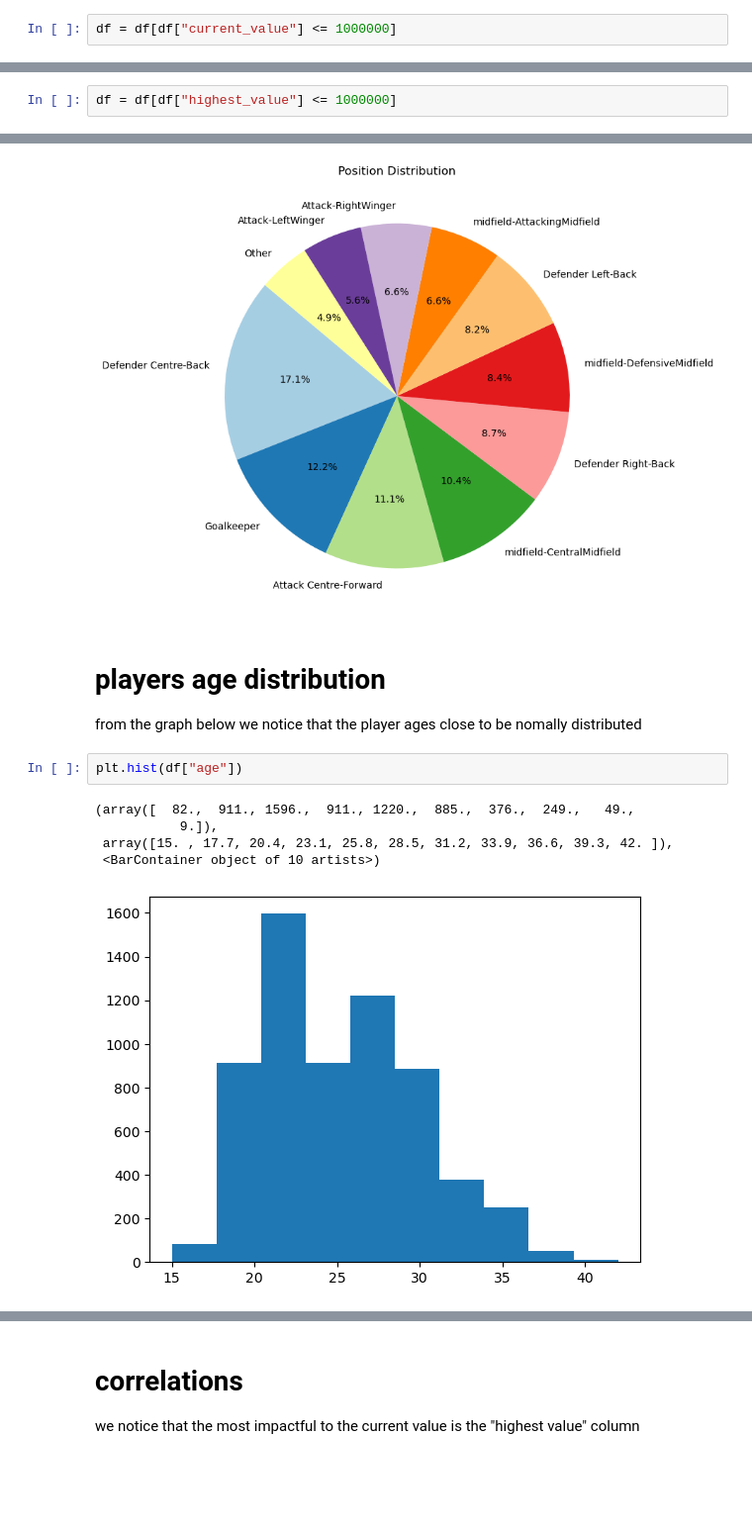
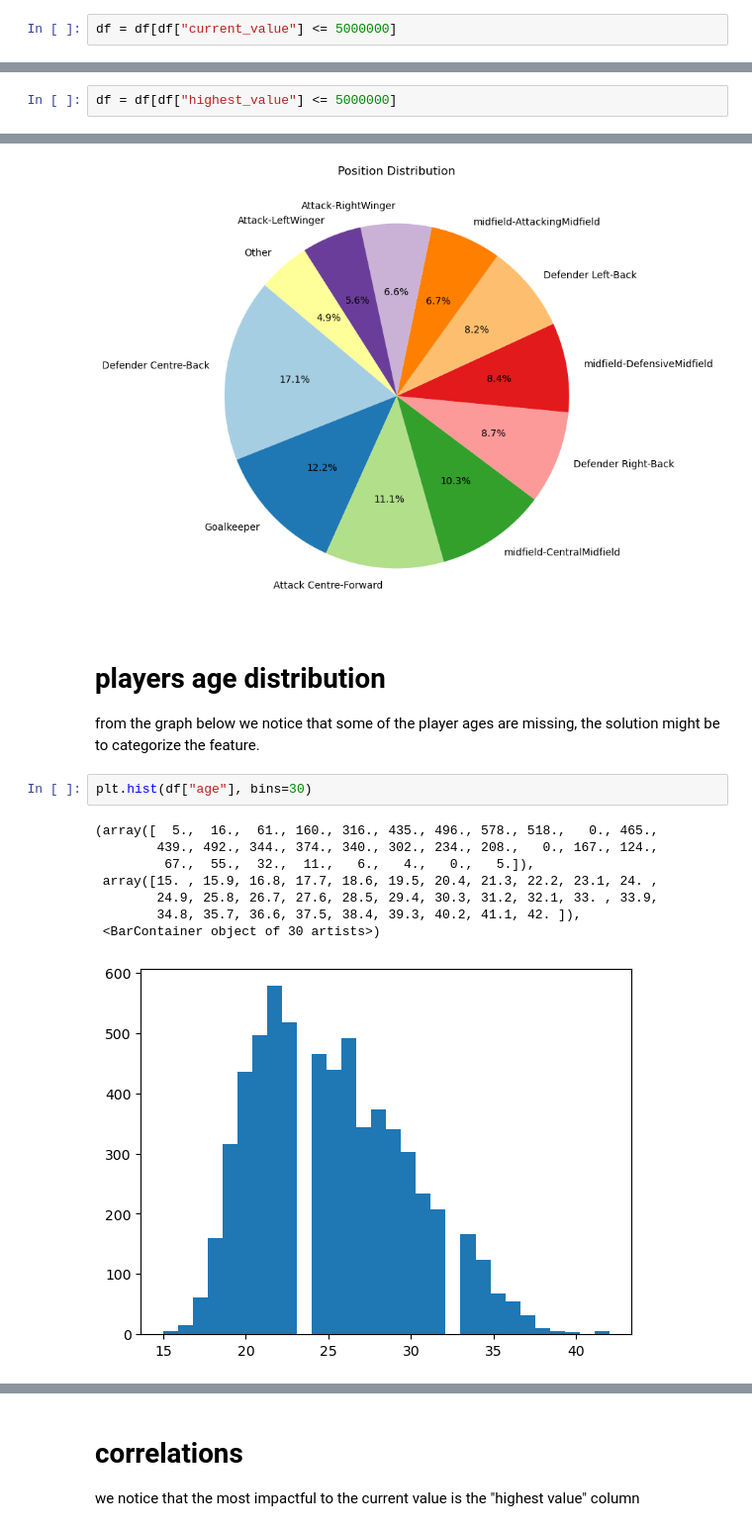
Before and after one commit to Tuwaiq-DS-ML-bootcamp-V-8/Usecase-7, a Jupyter notebook: Usecase7-Mubarak.ipynb, the cells around one changed output, grey strips where cells are left out. Shown at 99% size. Saved outputs shown, nothing was run; the diff lists cells and outputs as text; blank space fills up the shorter version.

```diff
--- a/Usecase7-Mubarak.ipynb
+++ b/Usecase7-Mubarak.ipynb
@@ -286,7 +284,7 @@ plt.hist(df["award"])
  <BarContainer object of 10 artists>)
 [figure]
 # %%
-df = df[df["current_value"] <= 1000000]
+df = df[df["current_value"] <= 5000000]
 # %%
 plt.hist(df["current_value"])
 # %% [output]
@@ -298,5 +297,5 @@ plt.hist(df["current_value"])
 # %%
-df = df[df["highest_value"] <= 1000000]
+df = df[df["highest_value"] <= 5000000]
 # %%
 plt.hist(df["highest_value"])
 # %% [output]
@@ -349,15 +349,18 @@ plt.show()
 [figure]
 # %% [markdown]
 # players age distribution
-from the graph below we notice that the player ages close to be nomally distributed
+from the graph below we notice that some of the player ages are missing, the solution might be to categorize the feature.
 # %%
-plt.hist(df["age"])
+plt.hist(df["age"], bins=30)
 # %% [output]
-(array([  82.,  911., 1596.,  911., 1220.,  885.,  376.,  249.,   49.,
-           9.]),
- array([15. , 17.7, 20.4, 23.1, 25.8, 28.5, 31.2, 33.9, 36.6, 39.3, 42. ]),
- <BarContainer object of 10 artists>)
+(array([  5.,  16.,  61., 160., 316., 435., 496., 578., 518.,   0., 465.,
+        439., 492., 344., 374., 340., 302., 234., 208.,   0., 167., 124.,
+         67.,  55.,  32.,  11.,   6.,   4.,   0.,   5.]),
+ array([15. , 15.9, 16.8, 17.7, 18.6, 19.5, 20.4, 21.3, 22.2, 23.1, 24. ,
+        24.9, 25.8, 26.7, 27.6, 28.5, 29.4, 30.3, 31.2, 32.1, 33. , 33.9,
+        34.8, 35.7, 36.6, 37.5, 38.4, 39.3, 40.2, 41.1, 42. ]),
+ <BarContainer object of 30 artists>)
-[figure, old version]
+[figure, new version]
 # %%
 
 # Define bins and labels for age categories
```
Also changed, not shown: parts of 61 cells of this notebook.
